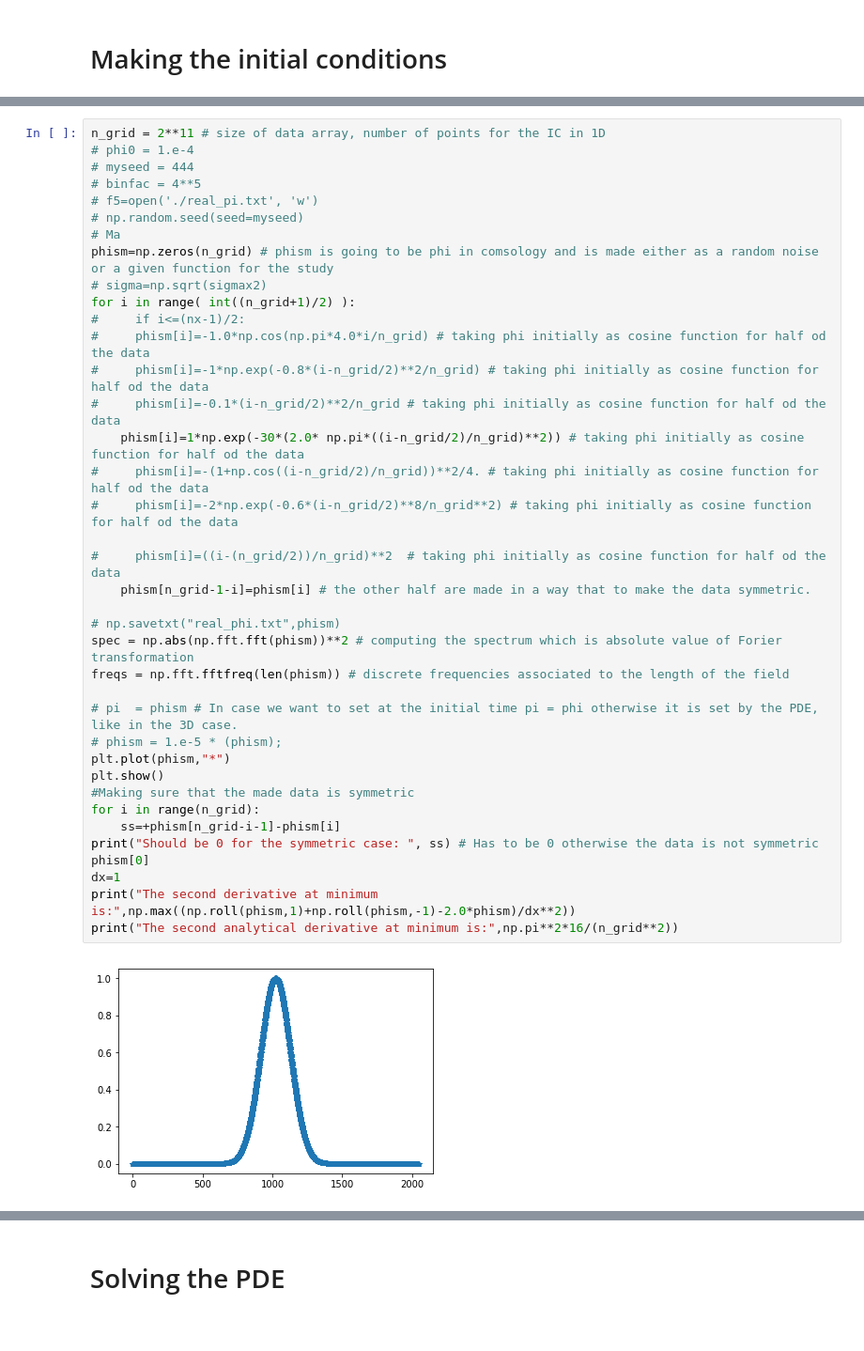
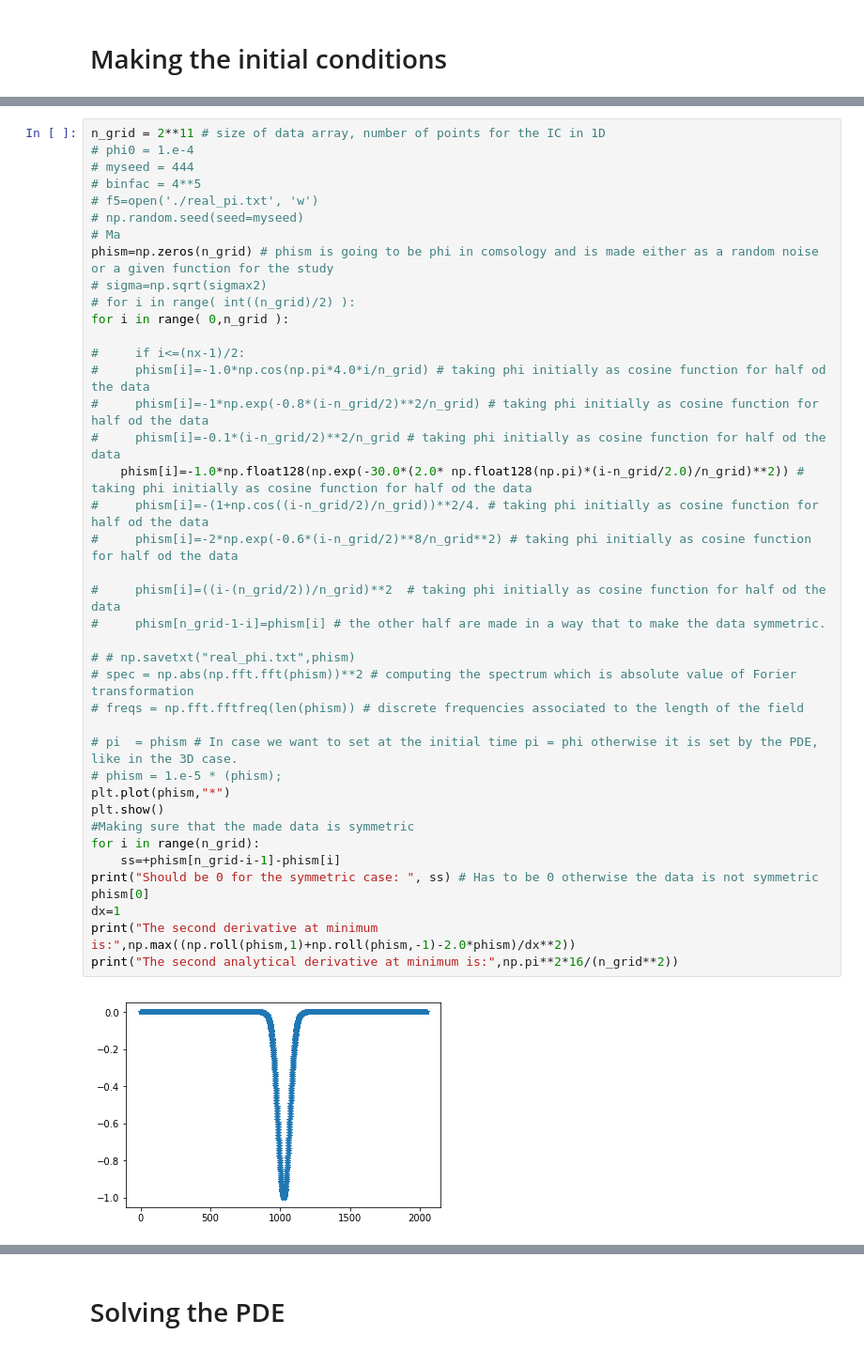
Before and after one commit to FarbodHassani/Coupled_ODEs_solver, a Jupyter notebook: Farbod_wave_blowup_try/Study_paper_Blouwp_term.ipynb, the cells around one changed output, grey strips where cells are left out. Shown: that part at 94% size. Saved outputs shown, nothing was run; the diff lists cells and outputs as text.

```diff
--- a/Farbod_wave_blowup_try/Study_paper_Blouwp_term.ipynb
+++ b/Farbod_wave_blowup_try/Study_paper_Blouwp_term.ipynb
@@ -26,37 +30,39 @@ n_grid = 2**11 # size of data array, number of points for the IC in 1D
 # myseed = 444
 # binfac = 4**5
 # f5=open('./real_pi.txt', 'w')
 # np.random.seed(seed=myseed)
 # Ma
 phism=np.zeros(n_grid) # phism is going to be phi in comsology and is made either as a random noise or a given function for the study
 # sigma=np.sqrt(sigmax2)
-for i in range( int((n_grid+1)/2) ):
+# for i in range( int((n_grid)/2) ):
+for i in range( 0,n_grid ):
+
 #     if i<=(nx-1)/2:
 #     phism[i]=-1.0*np.cos(np.pi*4.0*i/n_grid) # taking phi initially as cosine function for half od the data
 #     phism[i]=-1*np.exp(-0.8*(i-n_grid/2)**2/n_grid) # taking phi initially as cosine function for half od the data
 #     phism[i]=-0.1*(i-n_grid/2)**2/n_grid # taking phi initially as cosine function for half od the data
-    phism[i]=1*np.exp(-30*(2.0* np.pi*((i-n_grid/2)/n_grid)**2)) # taking phi initially as cosine function for half od the data
+    phism[i]=-1.0*np.float128(np.exp(-30.0*(2.0* np.float128(np.pi)*(i-n_grid/2.0)/n_grid)**2)) # taking phi initially as cosine function for half od the data
 #     phism[i]=-(1+np.cos((i-n_grid/2)/n_grid))**2/4. # taking phi initially as cosine function for half od the data
 #     phism[i]=-2*np.exp(-0.6*(i-n_grid/2)**8/n_grid**2) # taking phi initially as cosine function for half od the data
 
 #     phism[i]=((i-(n_grid/2))/n_grid)**2  # taking phi initially as cosine function for half od the data
-    phism[n_grid-1-i]=phism[i] # the other half are made in a way that to make the data symmetric.
+#     phism[n_grid-1-i]=phism[i] # the other half are made in a way that to make the data symmetric.
 
-# np.savetxt("real_phi.txt",phism)
-spec = np.abs(np.fft.fft(phism))**2 # computing the spectrum which is absolute value of Forier transformation
-freqs = np.fft.fftfreq(len(phism)) # discrete frequencies associated to the length of the field
+# # np.savetxt("real_phi.txt",phism)
+# spec = np.abs(np.fft.fft(phism))**2 # computing the spectrum which is absolute value of Forier transformation
+# freqs = np.fft.fftfreq(len(phism)) # discrete frequencies associated to the length of the field
 
 # pi  = phism # In case we want to set at the initial time pi = phi otherwise it is set by the PDE, like in the 3D case.
 # phism = 1.e-5 * (phism);
 plt.plot(phism,"*")
 plt.show()
 #Making sure that the made data is symmetric
 for i in range(n_grid):
     ss=+phism[n_grid-i-1]-phism[i]
 print("Should be 0 for the symmetric case: ", ss) # Has to be 0 otherwise the data is not symmetric
 phism[0]
 dx=1
 print("The second derivative at minimum is:",np.max((np.roll(phism,1)+np.roll(phism,-1)-2.0*phism)/dx**2))
 print("The second analytical derivative at minimum is:",np.pi**2*16/(n_grid**2))
 # %% [output]
-[figure, old version]
+[figure, new version]
```
Also changed, not shown: parts of 5 cells of this notebook.
